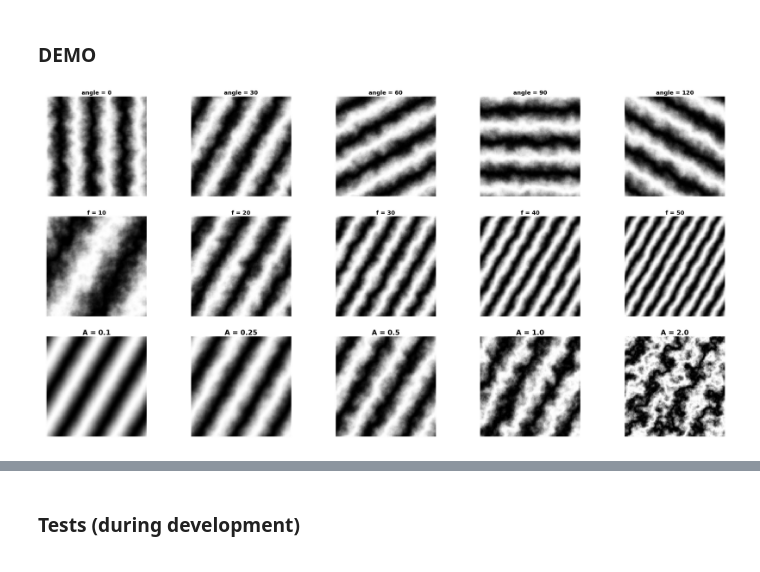
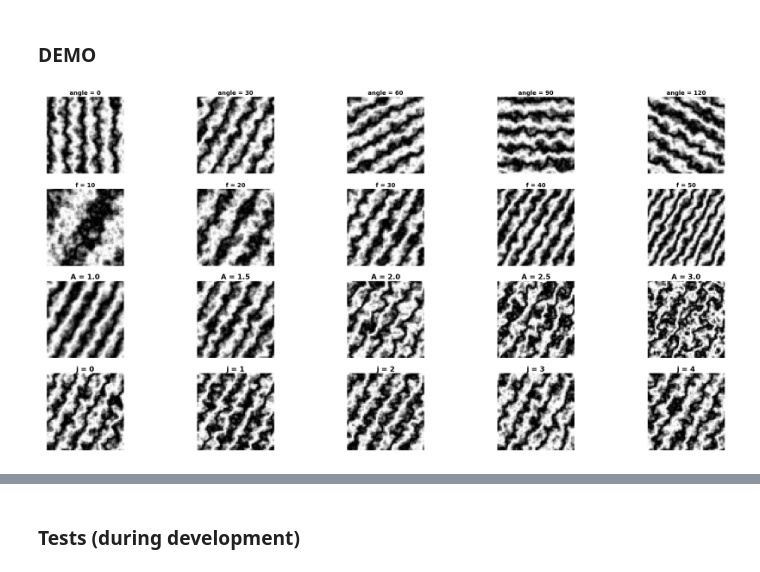
Before and after one commit to julienroy13/InfoGAN-Pytorch, a Jupyter notebook: Create_synthetic_dataset.ipynb, the cells around one changed output, grey strips where cells are left out. Cells and saved outputs as stored; diff of their text form; code cells hidden in the pictures.

```diff
--- a/Create_synthetic_dataset.ipynb
+++ b/Create_synthetic_dataset.ipynb
@@ -148,46 +145,59 @@ class NoiseUtils:
 # %% [markdown]
 ### DEMO
 # %%
+IM_SIZE = 64
 angles = [0, 30, 60, 90, 120]
 freqs = [10, 20, 30, 40, 50]
-ampls = [0.10, 0.25, 0.5, 1., 2.]
+ampls = [1., 1.5, 2., 2.5, 3.]
 
 plt.figure(figsize=(40,20))
 n=1
 
 # ANGLE VARIATIONS
 for j, theta in tqdm(zip(range(5), angles)):
-    noise = NoiseUtils(imageSize=100, angle=theta, frequency=20., amplitude=0.5)
+    noise = NoiseUtils(imageSize=IM_SIZE, angle=theta, frequency=30., amplitude=1.5)
     noise.makeTexture(texture=noise.marble)
 
-    plt.subplot(3,5,n)
+    plt.subplot(4,5,n)
     plt.imshow(noise.img, cmap=plt.get_cmap('gray'))
     plt.axis('off')
     plt.title('angle = {}'.format(theta), fontweight='bold', fontsize=18)
     n += 1
 
 # FREQUENCY VARIATIONS
 for j, f in tqdm(zip(range(5), freqs)):
-    noise = NoiseUtils(imageSize=100, angle=30, frequency=f, amplitude=0.5)
+    noise = NoiseUtils(imageSize=IM_SIZE, angle=30, frequency=f, amplitude=1.5)
     noise.makeTexture(texture=noise.marble)
 
-    plt.subplot(3,5,n)
+    plt.subplot(4,5,n)
     plt.imshow(noise.img, cmap=plt.get_cmap('gray'))
     plt.axis('off')
     plt.title('f = {}'.format(f), fontweight='bold', fontsize=18)
     n += 1
 
 # AMPLITUDE VARIATIONS
 for j, A in tqdm(zip(range(5), ampls)):
-    noise = NoiseUtils(imageSize=100, angle=30, frequency=20., amplitude=A)
+    noise = NoiseUtils(imageSize=IM_SIZE, angle=30, frequency=30., amplitude=A)
     noise.makeTexture(texture=noise.marble)
 
-    plt.subplot(3,5,n)
+    plt.subplot(4,5,n)
     plt.imshow(noise.img, cmap=plt.get_cmap('gray'))
     plt.axis('off')
     plt.title('A = {}'.format(A), fontweight='bold', fontsize=22)
     n += 1
 
+# AMPLITUDE VARIATIONS
+for j in tqdm(range(5)):
+    #random.seed(123)
+    noise = NoiseUtils(imageSize=IM_SIZE, angle=30, frequency=30., amplitude=2.)
+    noise.makeTexture(texture=noise.marble)
+
+    plt.subplot(4,5,n)
+    plt.imshow(noise.img, cmap=plt.get_cmap('gray'))
+    plt.axis('off')
+    plt.title('j = {}'.format(j), fontweight='bold', fontsize=22)
+    n += 1
+
 plt.show()
 # %% [output]
-[figure, old version]
+[figure, new version]
```
Also changed, not shown: parts of 6 cells of this notebook, 1 other file.
